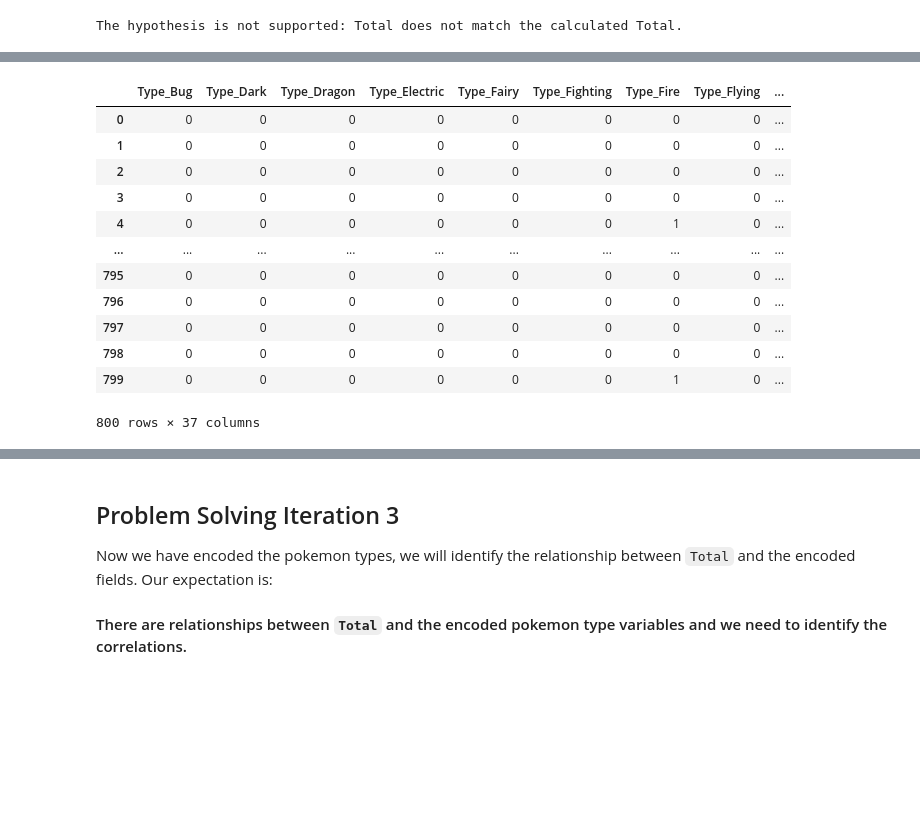
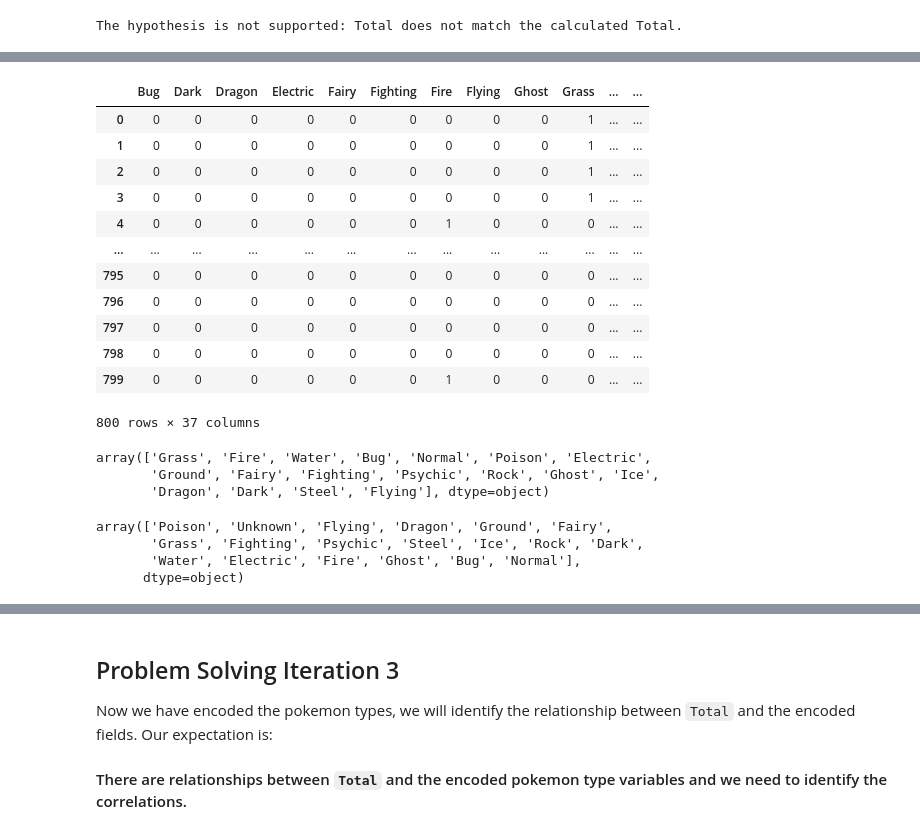
Before and after one commit to SSOCosta/lab-dataframe-calculations, a Jupyter notebook: your-code/challenge-2.ipynb, the cells around one changed output, grey strips where cells are left out. Saved outputs shown, nothing was run; the diff lists cells and outputs as text; code cells hidden in the pictures; blank space fills up the shorter version.

```diff
--- a/your-code/challenge-2.ipynb
+++ b/your-code/challenge-2.ipynb
@@ -136,10 +136,3 @@ For instance, if a pokemon has `Type 1` as `Poison` and `Type 2` as `Fire`, then
 The new numerical variables you create should look like below:
 
 ![One Hot Encoding](../images/one-hot-encoding.png)
-# %%
-# Dropping duplicates
-pokemon = pokemon.drop_duplicates(keep='last')
-# Reset index values
-pokemon= pokemon.reset_index(drop=True)
-pokemon_new = pokemon
-pokemon_new
@@ -159,0 +139,4 @@ pokemon_new
+# %%
+# Creating a Combo-type column
+pokemon['Combo Type']=pokemon['Type 1'] + ('-'+pokemon['Type 2']).fillna('')
+pokemon.head()
@@ -178 +169,6 @@ Legendary       0
 dtype: int64
+# %%
+# Checking for the null values and replace them
+pokemon['Type 2'].fillna('Unknown', inplace = True)
+unique_type = list(pokemon['Type 2'].unique())
+unique_type
@@ -239,25 +213,35 @@ dtype: int64
 # %%
 # Perform One Hot Encoding on Type 1 and Type 2
-type1_encoded = pd.get_dummies(pokemon_new['Type 1'], prefix='Type')
-type2_encoded = pd.get_dummies(pokemon_new['Type 2'], prefix='Type')
+type1_encoded = pd.get_dummies(pokemon['Type 1'])
+type2_encoded = pd.get_dummies(pokemon['Type 2'])
 
 # Concatenate the encoded columns
 encoded_pokemon_data = pd.concat([type1_encoded, type2_encoded], axis=1)
-
-# Sum the columns to create a single column for each Pokémon indicating its types
-encoded_pokemon_data['Total_Type'] = encoded_pokemon_data.sum(axis=1)
 encoded_pokemon_data
 # %% [output]
-|  | Type_Bug | Type_Dark | Type_Dragon | Type_Electric | Type_Fairy | Type_Fighting | Type_Fire | Type_Flying | ... |
-| 0 | 0 | 0 | 0 | 0 | 0 | 0 | 0 | 0 | ... |
-| 1 | 0 | 0 | 0 | 0 | 0 | 0 | 0 | 0 | ... |
-| 2 | 0 | 0 | 0 | 0 | 0 | 0 | 0 | 0 | ... |
-| 3 | 0 | 0 | 0 | 0 | 0 | 0 | 0 | 0 | ... |
-| 4 | 0 | 0 | 0 | 0 | 0 | 0 | 1 | 0 | ... |
-| ... | ... | ... | ... | ... | ... | ... | ... | ... | ... |
-| 795 | 0 | 0 | 0 | 0 | 0 | 0 | 0 | 0 | ... |
-| 796 | 0 | 0 | 0 | 0 | 0 | 0 | 0 | 0 | ... |
-| 797 | 0 | 0 | 0 | 0 | 0 | 0 | 0 | 0 | ... |
-| 798 | 0 | 0 | 0 | 0 | 0 | 0 | 0 | 0 | ... |
-| 799 | 0 | 0 | 0 | 0 | 0 | 0 | 1 | 0 | ... |
+|  | Bug | Dark | Dragon | Electric | Fairy | Fighting | Fire | Flying | Ghost | Grass | ... | ... |
+| 0 | 0 | 0 | 0 | 0 | 0 | 0 | 0 | 0 | 0 | 1 | ... | ... |
+| 1 | 0 | 0 | 0 | 0 | 0 | 0 | 0 | 0 | 0 | 1 | ... | ... |
+| 2 | 0 | 0 | 0 | 0 | 0 | 0 | 0 | 0 | 0 | 1 | ... | ... |
+| 3 | 0 | 0 | 0 | 0 | 0 | 0 | 0 | 0 | 0 | 1 | ... | ... |
+| 4 | 0 | 0 | 0 | 0 | 0 | 0 | 1 | 0 | 0 | 0 | ... | ... |
+| ... | ... | ... | ... | ... | ... | ... | ... | ... | ... | ... | ... | ... |
+| 795 | 0 | 0 | 0 | 0 | 0 | 0 | 0 | 0 | 0 | 0 | ... | ... |
+| 796 | 0 | 0 | 0 | 0 | 0 | 0 | 0 | 0 | 0 | 0 | ... | ... |
+| 797 | 0 | 0 | 0 | 0 | 0 | 0 | 0 | 0 | 0 | 0 | ... | ... |
+| 798 | 0 | 0 | 0 | 0 | 0 | 0 | 0 | 0 | 0 | 0 | ... | ... |
+| 799 | 0 | 0 | 0 | 0 | 0 | 0 | 1 | 0 | 0 | 0 | ... | ... |
 800 rows × 37 columns
+# %%
+pokemon['Type 1'].unique()
+# %% [output]
+array(['Grass', 'Fire', 'Water', 'Bug', 'Normal', 'Poison', 'Electric',
+       'Ground', 'Fairy', 'Fighting', 'Psychic', 'Rock', 'Ghost', 'Ice',
+       'Dragon', 'Dark', 'Steel', 'Flying'], dtype=object)
+# %%
+pokemon['Type 2'].unique()
+# %% [output]
+array(['Poison', 'Unknown', 'Flying', 'Dragon', 'Ground', 'Fairy',
+       'Grass', 'Fighting', 'Psychic', 'Steel', 'Ice', 'Rock', 'Dark',
+       'Water', 'Electric', 'Fire', 'Ghost', 'Bug', 'Normal'],
+      dtype=object)
```
Also changed, not shown: parts of 16 cells of this notebook.
